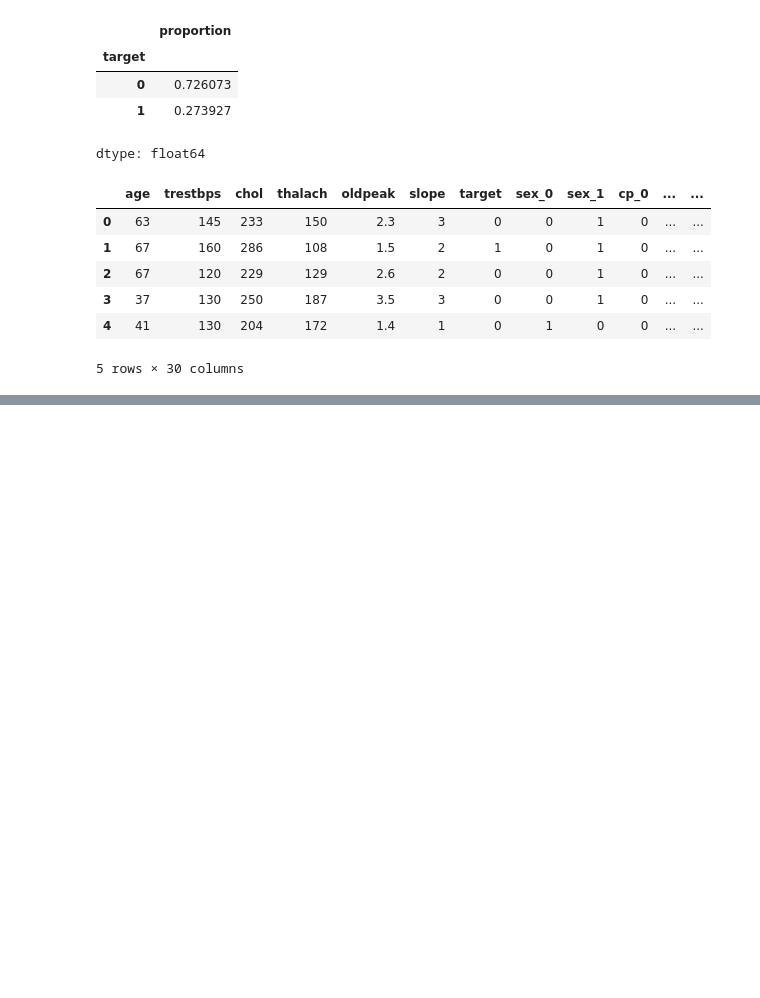
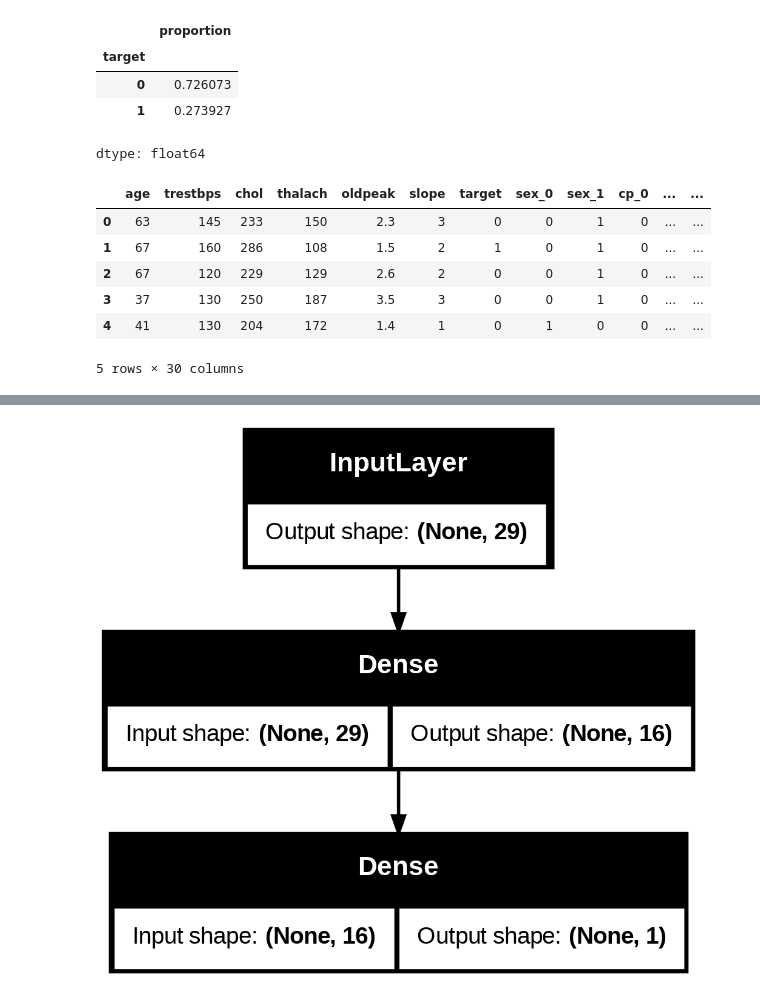
Before and after one commit to suryareddy1376/DeepLearning, a Jupyter notebook: CNN_from_Scratch_.ipynb, the cells around one changed output, grey strips where cells are left out. Cells and saved outputs as stored; diff of their text form; code cells hidden in the pictures; blank space fills up the shorter version.

```diff
--- a/CNN_from_Scratch_.ipynb
+++ b/CNN_from_Scratch_.ipynb
@@ -62,2 +65,2 @@ sd = train_df[numeric_values].std()
 # %%
-train_df =
+train_df.head()
@@ -63,0 +75,6 @@ train_df =
+# %%
+train = train_df.to_numpy(dtype=int)
+test = test_df.to_numpy(dtype=int)
+# %%
+train_X = np.delete(train,6,axis=1)
+test_X = np.delete(test,6,axis = 1)
@@ -63,0 +96,6 @@ train_df =
+# %%
+num_columns = train_X.shape[1]
+input = keras.Input(shape=(num_columns,))
+h = keras.layers.Dense(16,activation = "relu",name = "hidden")(input)
+output = keras.layers.Dense(1,activation="sigmoid",name="output")(h)
+model = keras.Model(input,output)
@@ -63,0 +118,4 @@ train_df =
+# %%
+keras.utils.plot_model(model,show_shapes=True)
+# %% [output]
+[figure, added]
```
Also changed, not shown: parts of 14 cells of this notebook.
